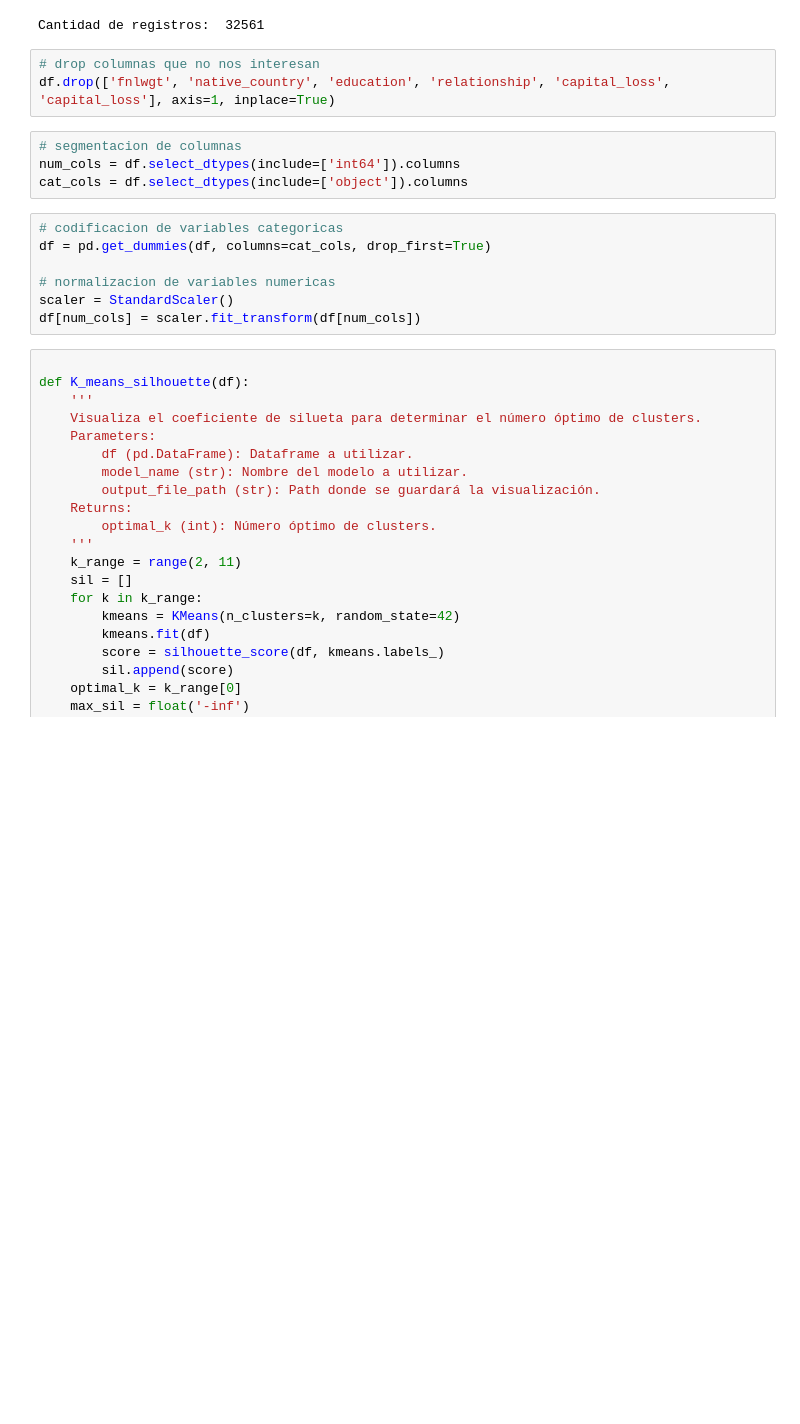
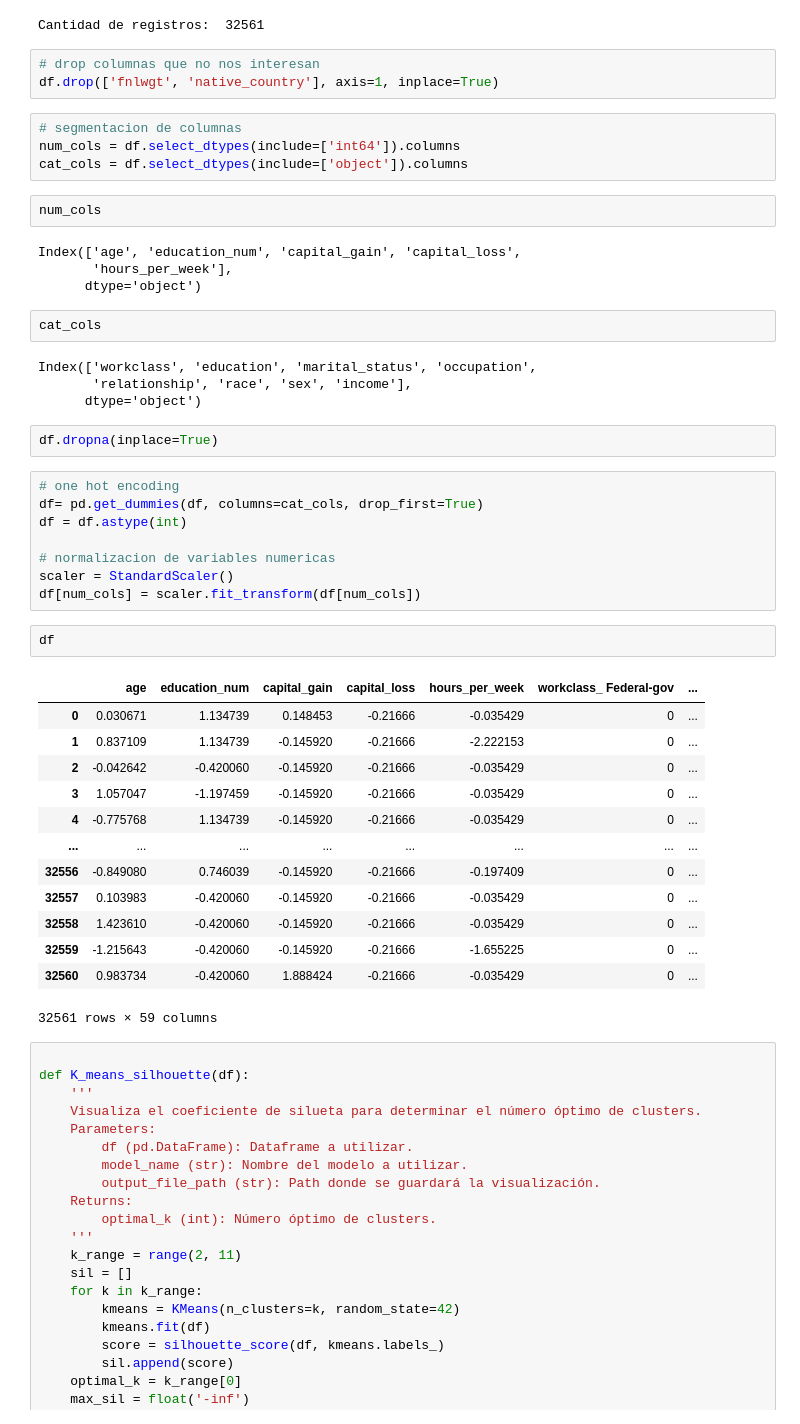
Before and after one commit to BnjmnNicholas/Proyecto_mineria_cc5205, a Jupyter notebook: clusteting.ipynb, the cells around one changed output. Drawn from its saved outputs; the diff is of its cells as text; blank space fills up the shorter version.

```diff
--- a/clusteting.ipynb
+++ b/clusteting.ipynb
@@ -20,18 +20,49 @@ print('Cantidad de registros: ', df.shape[0])
 Cantidad de registros:  32561
 # %%
 # drop columnas que no nos interesan
-df.drop(['fnlwgt', 'native_country', 'education', 'relationship', 'capital_loss', 'capital_loss'], axis=1, inplace=True)
+df.drop(['fnlwgt', 'native_country'], axis=1, inplace=True)
 # %%
 # segmentacion de columnas
 num_cols = df.select_dtypes(include=['int64']).columns
 cat_cols = df.select_dtypes(include=['object']).columns
+# %%
+num_cols
+# %% [output]
+Index(['age', 'education_num', 'capital_gain', 'capital_loss',
+       'hours_per_week'],
+      dtype='object')
+# %%
+cat_cols
+# %% [output]
+Index(['workclass', 'education', 'marital_status', 'occupation',
+       'relationship', 'race', 'sex', 'income'],
+      dtype='object')
+# %%
+df.dropna(inplace=True)
 # %%
-# codificacion de variables categoricas
-df = pd.get_dummies(df, columns=cat_cols, drop_first=True)
+# one hot encoding
+df= pd.get_dummies(df, columns=cat_cols, drop_first=True)
+df = df.astype(int)
 
 # normalizacion de variables numericas
 scaler = StandardScaler()
 df[num_cols] = scaler.fit_transform(df[num_cols])
+# %%
+df
+# %% [output]
+|  | age | education_num | capital_gain | capital_loss | hours_per_week | workclass_ Federal-gov | ... |
+| 0 | 0.030671 | 1.134739 | 0.148453 | -0.21666 | -0.035429 | 0 | ... |
+| 1 | 0.837109 | 1.134739 | -0.145920 | -0.21666 | -2.222153 | 0 | ... |
+| 2 | -0.042642 | -0.420060 | -0.145920 | -0.21666 | -0.035429 | 0 | ... |
+| 3 | 1.057047 | -1.197459 | -0.145920 | -0.21666 | -0.035429 | 0 | ... |
+| 4 | -0.775768 | 1.134739 | -0.145920 | -0.21666 | -0.035429 | 0 | ... |
+| ... | ... | ... | ... | ... | ... | ... | ... |
+| 32556 | -0.849080 | 0.746039 | -0.145920 | -0.21666 | -0.197409 | 0 | ... |
+| 32557 | 0.103983 | -0.420060 | -0.145920 | -0.21666 | -0.035429 | 0 | ... |
+| 32558 | 1.423610 | -0.420060 | -0.145920 | -0.21666 | -0.035429 | 0 | ... |
+| 32559 | -1.215643 | -0.420060 | -0.145920 | -0.21666 | -1.655225 | 0 | ... |
+| 32560 | 0.983734 | -0.420060 | 1.888424 | -0.21666 | -0.035429 | 0 | ... |
+32561 rows × 59 columns
 # %%
 
 def K_means_silhouette(df):
```
Also changed, not shown: parts of 5 cells of this notebook.
